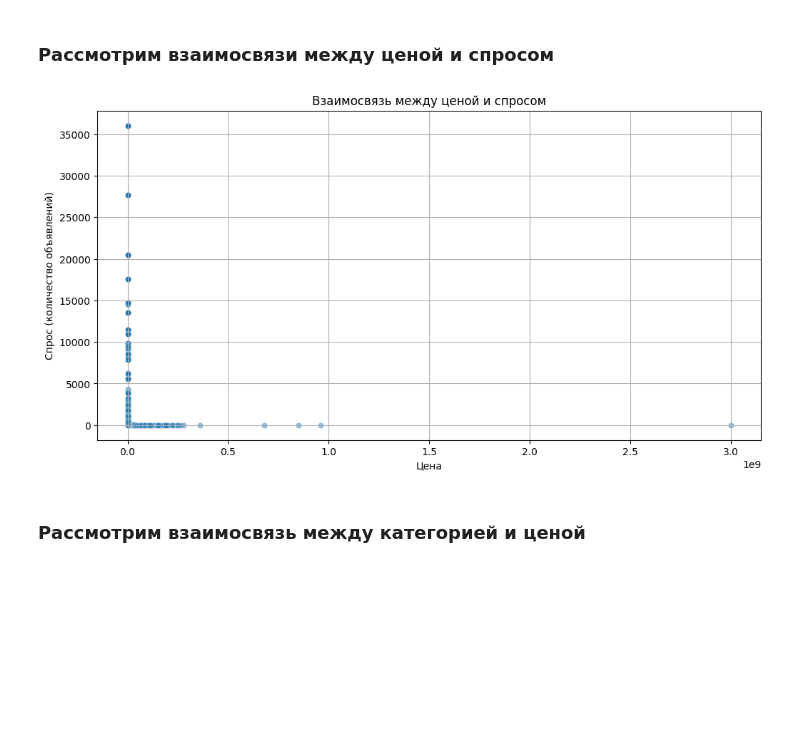
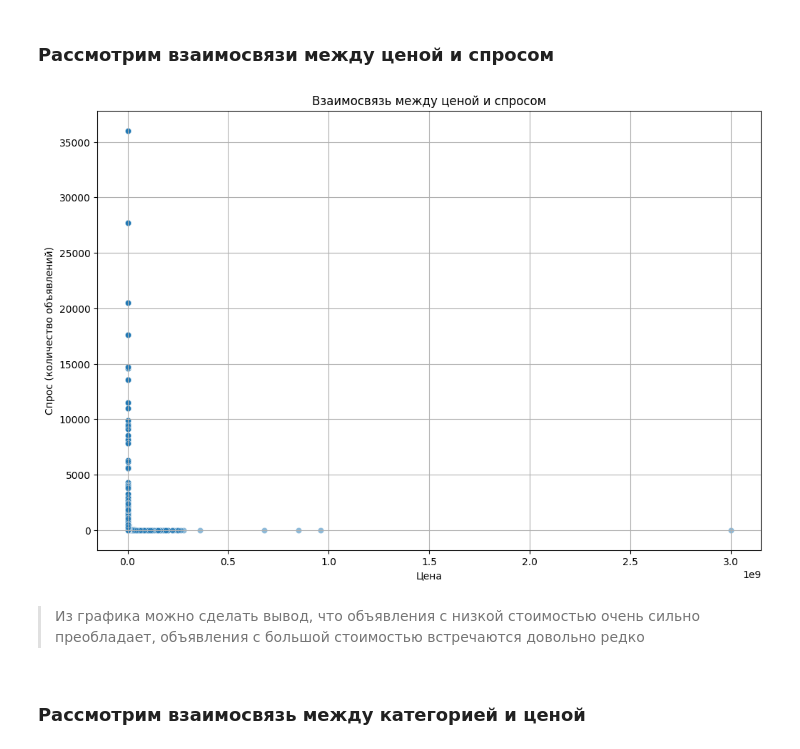
Before and after one commit to Purplex8/Avito-project, a Jupyter notebook: Avito_project_part1.ipynb, the cells around one changed output. Drawn from its saved outputs; the diff is of its cells as text; code cells hidden in the pictures; blank space fills up the shorter version.

```diff
--- a/Avito_project_part1.ipynb
+++ b/Avito_project_part1.ipynb
@@ -515,15 +539,18 @@ dtype: object
 # %% [markdown]
 <h3>Рассмотрим взаимосвязи между ценой и спросом</h3>
 # %%
-plt.figure(figsize=(12, 6))
+df2['demand'] = df2.groupby('price')['item_id'].transform('count')
+plt.figure(figsize=(12, 8))
 sns.scatterplot(x='price', y='demand', data=df2, alpha=0.5)
 plt.title('Взаимосвязь между ценой и спросом')
 plt.xlabel('Цена')
 plt.ylabel('Спрос (количество объявлений)')
 plt.grid()
 plt.show()
 # %% [output]
-[figure, old version]
+[figure, new version]
+# %% [markdown]
+> Из графика можно сделать вывод, что объявления с низкой стоимостью очень сильно преобладает, объявления с большой стоимостью встречаются довольно редко
 # %% [markdown]
 <h3>Рассмотрим взаимосвязь между категорией и ценой</h3>
 # %%
```
Also changed, not shown: parts of 11 cells of this notebook.
